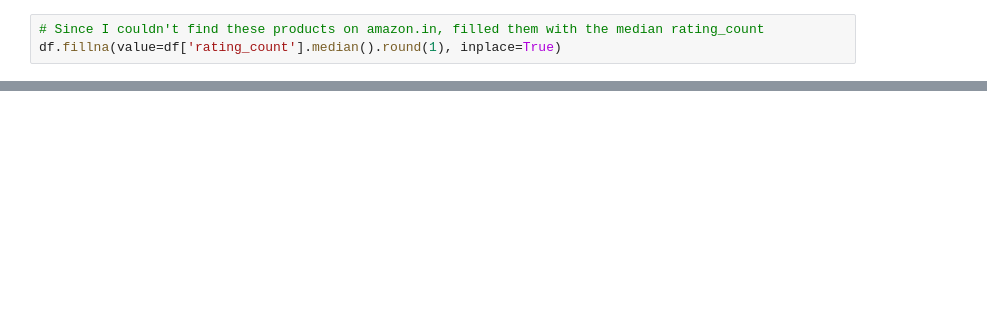
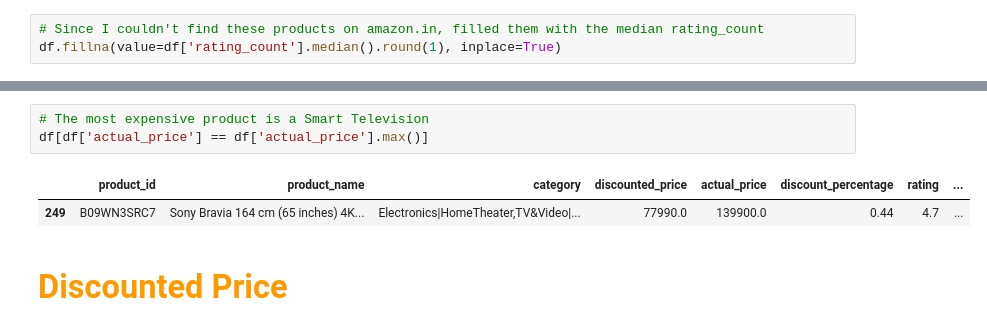
Before and after one commit to mstagomori/kaggle, a Jupyter notebook: amazon-sales-eda.ipynb, the cells around one changed output, grey strips where cells are left out. Cells and saved outputs as stored; diff of their text form; blank space fills up the shorter version.

```diff
--- a/amazon-sales-eda.ipynb
+++ b/amazon-sales-eda.ipynb
@@ -146,0 +159,8 @@ dtype: int64
+# %%
+# The most expensive product is a Smart Television
+df[df['actual_price'] == df['actual_price'].max()]
+# %% [output]
+|  | product_id | product_name | category | discounted_price | actual_price | discount_percentage | rating | ... |
+| 249 | B09WN3SRC7 | Sony Bravia 164 cm (65 inches) 4K... | Electronics|HomeTheater,TV&Video|... | 77990.0 | 139900.0 | 0.44 | 4.7 | ... |
+# %% [markdown]
+## <p style="font-size:150%;color:#FF9900">Discounted Price</p>
```
Also changed, not shown: parts of 21 cells of this notebook.
